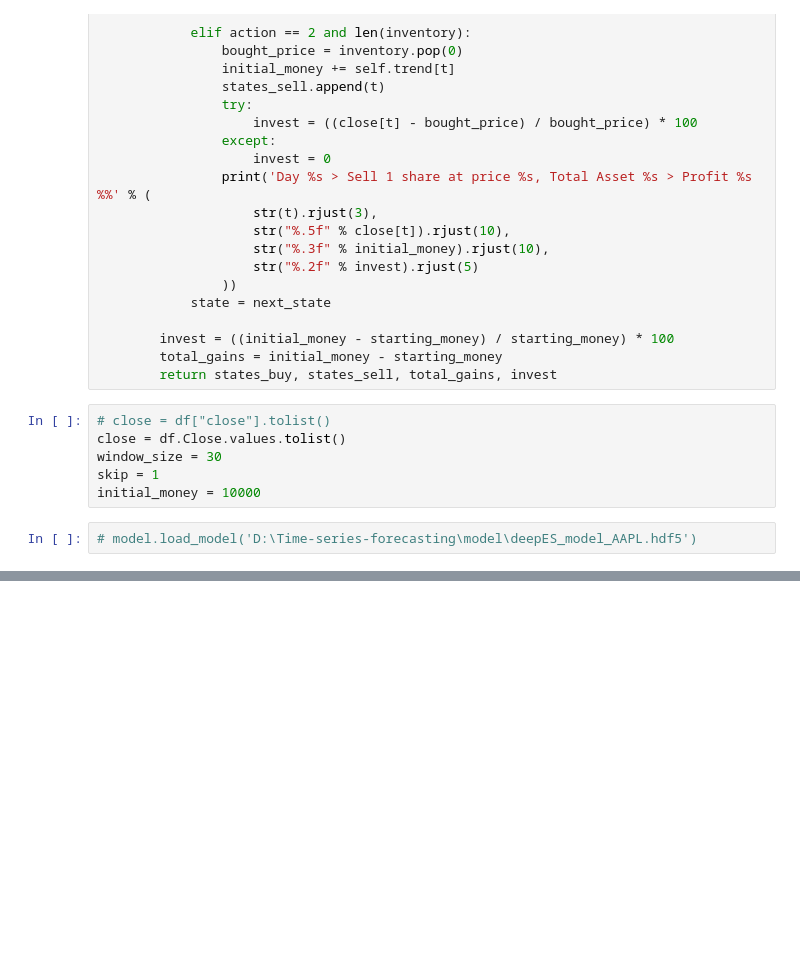
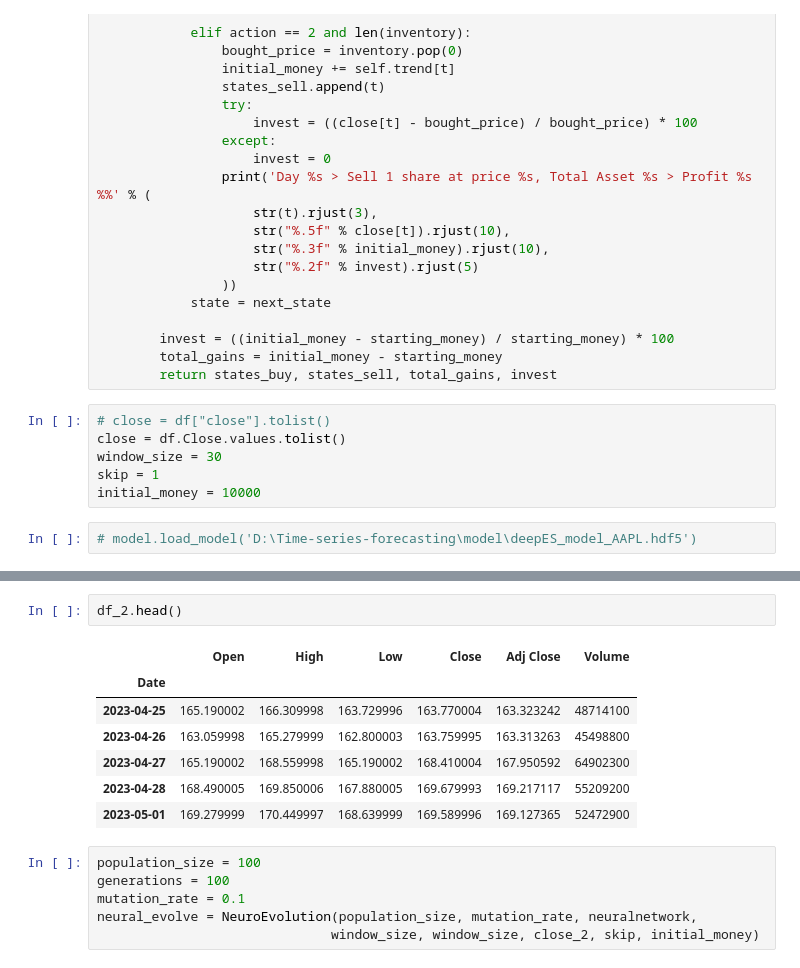
Before and after one commit to Hunglg-1430/Time-series-forecasting, a Jupyter notebook: trading-agent.ipynb, the cells around one changed output, grey strips where cells are left out. Saved outputs shown, nothing was run; the diff lists cells and outputs as text; blank space fills up the shorter version.

```diff
--- a/trading-agent.ipynb
+++ b/trading-agent.ipynb
@@ -290,0 +468,16 @@ plt.show()
+# %%
+df_2.head()
+# %% [output]
+|  | Open | High | Low | Close | Adj Close | Volume |
+| Date |  |  |  |  |  |  |
+| 2023-04-25 | 165.190002 | 166.309998 | 163.729996 | 163.770004 | 163.323242 | 48714100 |
+| 2023-04-26 | 163.059998 | 165.279999 | 162.800003 | 163.759995 | 163.313263 | 45498800 |
+| 2023-04-27 | 165.190002 | 168.559998 | 165.190002 | 168.410004 | 167.950592 | 64902300 |
+| 2023-04-28 | 168.490005 | 169.850006 | 167.880005 | 169.679993 | 169.217117 | 55209200 |
+| 2023-05-01 | 169.279999 | 170.449997 | 168.639999 | 169.589996 | 169.127365 | 52472900 |
+# %%
+population_size = 100
+generations = 100
+mutation_rate = 0.1
+neural_evolve = NeuroEvolution(population_size, mutation_rate, neuralnetwork,
+                              window_size, window_size, close_2, skip, initial_money)
```
Also changed, not shown: parts of 14 cells of this notebook, 3 other files.
